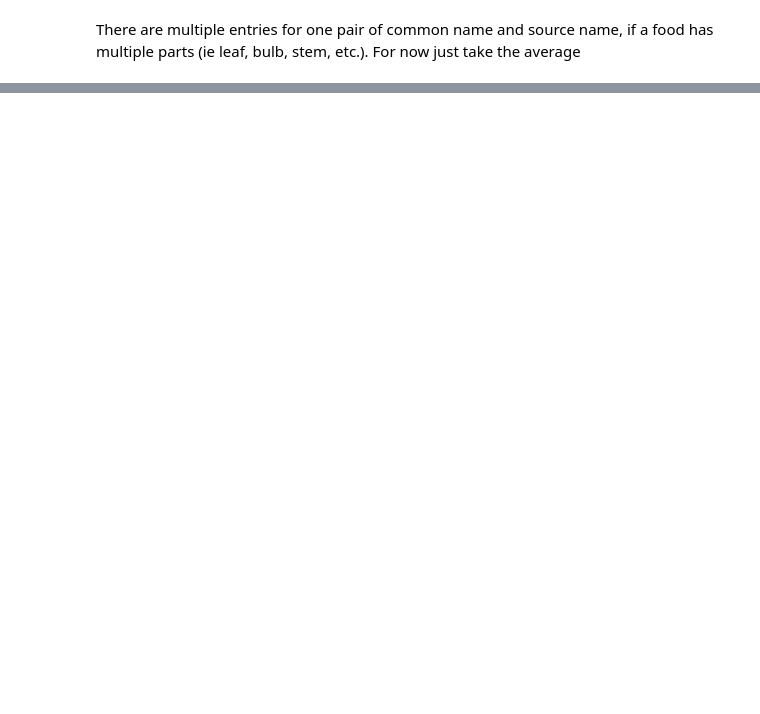
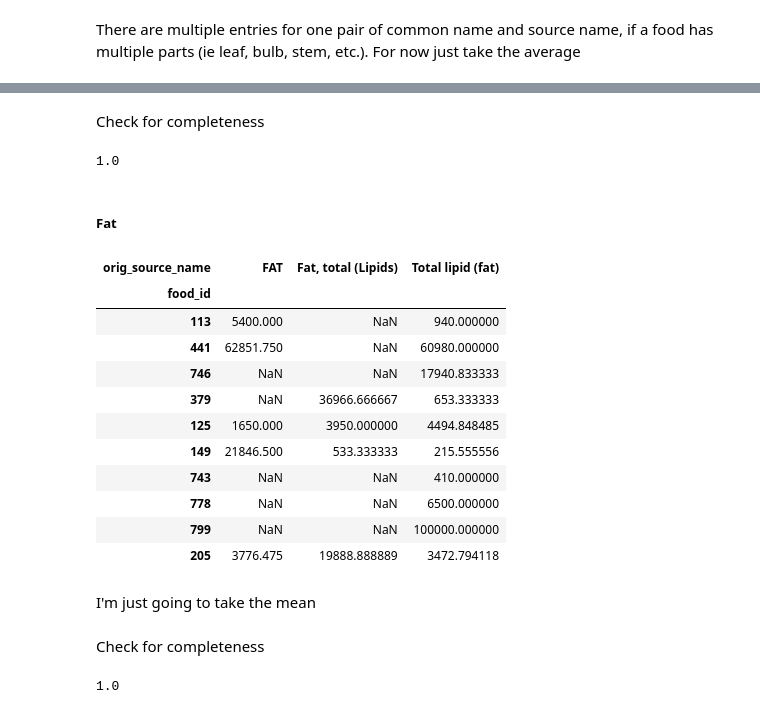
Before and after one commit to g-simmons/infovisfinal, a Jupyter notebook: ipynb/preprocessing.ipynb, the cells around one changed output, grey strips where cells are left out. Drawn from its saved outputs; the diff is of its cells as text; code cells hidden in the pictures; blank space fills up the shorter version.

```diff
--- a/ipynb/preprocessing.ipynb
+++ b/ipynb/preprocessing.ipynb
@@ -42,0 +175,34 @@ contents_compounds_ct = pd.crosstab(index=contents_orig_compounds['food_id'],col
+# %%
+prot = ~contents_nutrients_ct['Protein'].isna()
+other_prot_cols = ['PROTEIN','Protein, total','Protein, total-N']
+# %%
+contents_nutrients_ct.loc[~prot,'Protein'] = contents_nutrients_ct.loc[~prot,other_prot_cols].mean(axis=1,skipna=True)
+# %%
+contents_nutrients_ct = contents_nutrients_ct.drop([col for col in prot_cols if col != 'Protein'],axis=1)
+# %% [markdown]
+Check for completeness
+# %%
+sum((~contents_nutrients_ct['Protein'].isna()))/len(contents_nutrients_ct['Protein'])
+# %% [output]
+1.0
+# %% [markdown]
+##### Fat
+# %%
+fat_cols = [col for col in contents_nutrients_ct.columns if 'fat' in col.lower()]
+
+contents_nutrients_ct[fat_cols].sample(10)
+# %% [output]
+| orig_source_name | FAT | Fat, total (Lipids) | Total lipid (fat) |
+| food_id |  |  |  |
+| 113 | 5400.000 | NaN | 940.000000 |
+| 441 | 62851.750 | NaN | 60980.000000 |
+| 746 | NaN | NaN | 17940.833333 |
+| 379 | NaN | 36966.666667 | 653.333333 |
+| 125 | 1650.000 | 3950.000000 | 4494.848485 |
+| 149 | 21846.500 | 533.333333 | 215.555556 |
+| 743 | NaN | NaN | 410.000000 |
+| 778 | NaN | NaN | 6500.000000 |
+| 799 | NaN | NaN | 100000.000000 |
+| 205 | 3776.475 | 19888.888889 | 3472.794118 |
+# %% [markdown]
+I'm just going to take the mean
@@ -42,0 +213,6 @@ contents_compounds_ct = pd.crosstab(index=contents_orig_compounds['food_id'],col
+# %% [markdown]
+Check for completeness
+# %%
+sum((~contents_nutrients_ct['Fat'].isna()))/len(contents_nutrients_ct['Fat'])
+# %% [output]
+1.0
```
Also changed, not shown: parts of 56 cells of this notebook, 3 other files.
